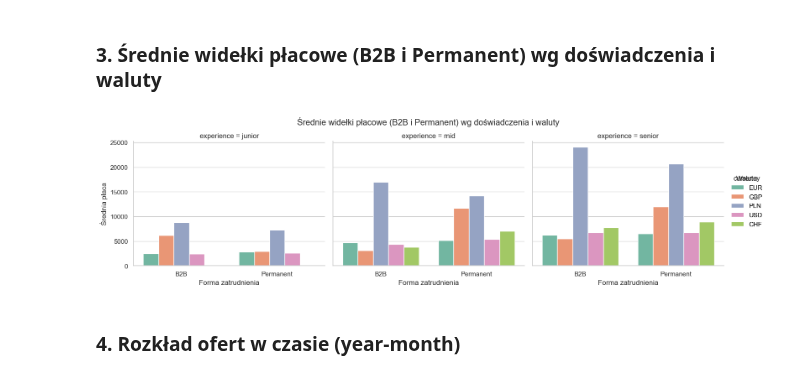
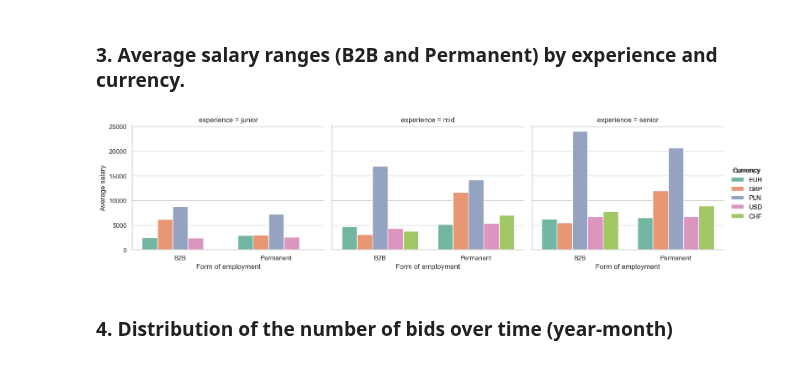
Before and after one commit to czubi1928/analyzing_job_offers, a Jupyter notebook: notebooks/job_analysis.ipynb, the cells around one changed output. Cells and saved outputs as stored; diff of their text form; code cells hidden in the pictures.

```diff
--- a/notebooks/job_analysis.ipynb
+++ b/notebooks/job_analysis.ipynb
@@ -168,48 +162,47 @@ plt.show()
 # %% [markdown]
-### 3. Średnie widełki płacowe (B2B i Permanent) wg doświadczenia i waluty
+### 3. Average salary ranges (B2B and Permanent) by experience and currency.
 # %%
-# Przygotowanie danych - załóżmy, że df_salaries jest DataFrame z danymi
-# i df_melted jest DataFrame po transformacji z poprzednich przykładów.
-# Jeśli df_melted jest już utworzony, możesz pominąć poniższy kod przygotowawczy.
+# Data preparation - assume that df_salaries is the DataFrame with data
+# and df_melted is the DataFrame after the transformation from the previous examples.
+# If df_melted is already created, you can skip the preparation code below.
 
-# Przykładowy kod tworzący df_melted w razie potrzeby (dostosuj do swojej sytuacji):
+# Example code that creates df_melted as needed (adapt to your situation):
 df_salaries = db.get_avg_salary_by_experience_and_currency()
 
 df_melted = df_salaries.melt(
     id_vars=["experience", "currency"],
     value_vars=["avg_b2b_salary", "avg_permanent_salary"],
     var_name="type",
     value_name="salary"
 )
 
-# Zamiana nazw type na bardziej czytelne
+# Replace type names with more readable ones
 df_melted['type'] = df_melted['type'].replace({
     'avg_b2b_salary': 'B2B',
     'avg_permanent_salary': 'Permanent'
 })
 
 sns.set_theme(style="whitegrid")
 
 g = sns.catplot(
     x='type',
     y='salary',
     hue='currency',
     col='experience',
     data=df_melted,
     kind='bar',
     palette='Set2',
     height=4,
     aspect=1.2
 )
 
-g.fig.suptitle("Średnie widełki płacowe (B2B i Permanent) wg doświadczenia i waluty", y=1.05)
-g.set_axis_labels("Forma zatrudnienia", "Średnia płaca")
-g.add_legend(title="Waluta")
+g.set_axis_labels("Form of employment", "Average salary")
+g.add_legend(title="Currency")
 
 plt.show()
 # %% [output]
-[figure, old version]
+[figure, new version]
 # %% [markdown]
-### 4. Rozkład ofert w czasie (year-month)
+### 4. Distribution of the number of bids over time (year-month)
 # %%
 df_year_month = db.get_offers_by_year_month()
```
Also changed, not shown: parts of 15 cells of this notebook, 2 other files.
